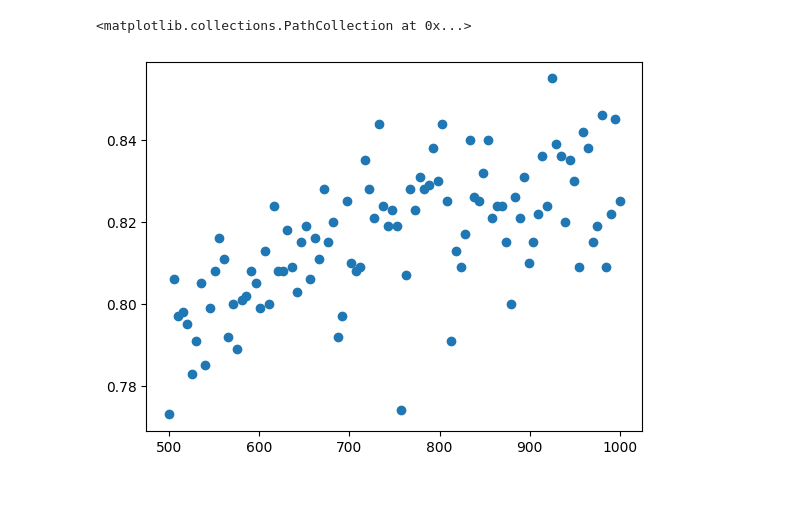
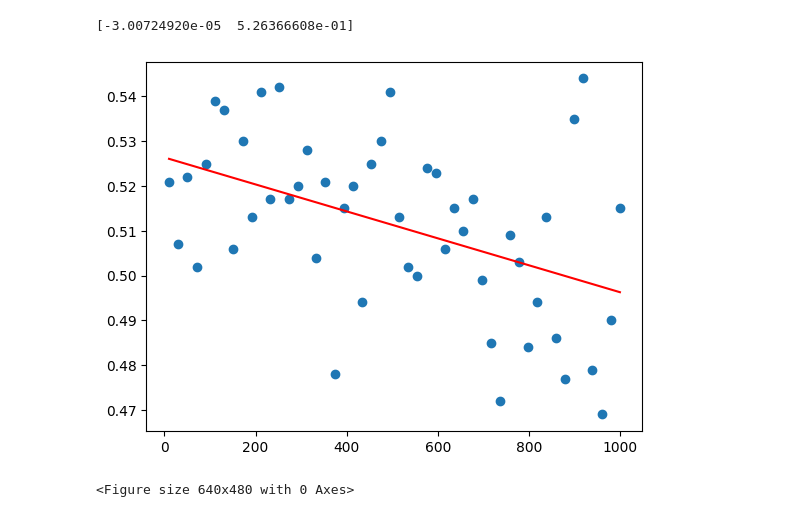
Before and after one commit to odilf/indecision, a Jupyter notebook: notebooks/Frenkel 2011.ipynb, the cells around one changed output. Saved outputs shown, nothing was run; the diff lists cells and outputs as text; code cells hidden in the pictures.

```diff
--- a/notebooks/Frenkel 2011.ipynb
+++ b/notebooks/Frenkel 2011.ipynb
@@ -16,9 +18,16 @@ p = particle.MonoLigandParticle(
 # Define a quick extractor (TODO: This should be provided by the library)
 def extractor(states: list) -> float:
     N = len(states)
-    attached = len(list(filter(lambda state: state.is_attached > 0, states)))
+    attached = len(list(filter(lambda state: state.is_attached, states)))
 
     return attached / N
+
+convergence = simulation.convergence.ConvergenceCriterion(
+    metric=lambda a, b: np.abs(a.is_attached - b.is_attached),
+    tolerance=0.01,
+    window_size=10,
+    sample_size=100,
+)
 
 N = 1000
 
@@ -26,14 +35,15 @@ def theta(receptor_density: float) -> float:
     p = particle.MonoLigandParticle(
         receptor_density=receptor_density,
         binding_strength=1,
-        on_rate=10, off_rate=1
+        on_rate=1, off_rate=1
     )
 
     bind_ratios = [b for b in simulation.simulate_until(
         particle=p,
         number_of_particles=N,
         extractor=extractor,
-        steps=100
+        # convergence=convergence,
+        steps=1000,
     )]
 
     return bind_ratios[-1]
@@ -43,7 +53,7 @@ import time
 start = time.time()
 
 # Calculate the thetas for different receptor densities
-receptor_densities = np.linspace(0.5, 1, num=100)
+receptor_densities = np.linspace(0.01, 1, num=50)
 thetas = [theta(rd) for rd in receptor_densities]
 
 end = time.time()
@@ -53,12 +63,23 @@ Took 78.26936411857605
 # %%
-# Plot it. We get a linear curve, which is what we expect for mono-ligand particles.
+x = receptor_densities * N
+
+# Plot it. We expect a linear relation for mono-ligand particles.
 # plt.xscale('log')
 # plt.yscale('log')
 plt.scatter(receptor_densities * N, thetas)
 
-# receptor_densities = np.logspace(-5, -1, base=10, num=5)
+from scipy.optimize import curve_fit
 
-# receptor_densities
+f = lambda x, a, b: a*x + b
+[popt, pcov] = curve_fit(f, x, thetas)
+
+print(popt)
+
+plt.plot(x, f(x, *popt), color='red')
+plt.show()
+
+plt.savefig("Frenkel-2011/mono.png")
 # %% [output]
-<matplotlib.collections.PathCollection at 0x...>
+[-3.00724920e-05  5.26366608e-01]
-[figure, old version]
+[figure, new version]
+<Figure size 640x480 with 0 Axes>
```
Also changed, not shown: parts of 7 cells of this notebook, 3 other files.
